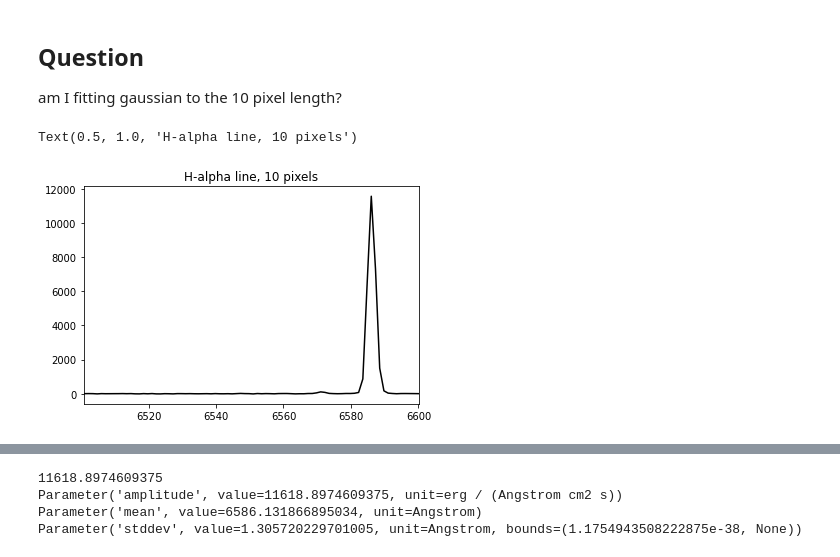
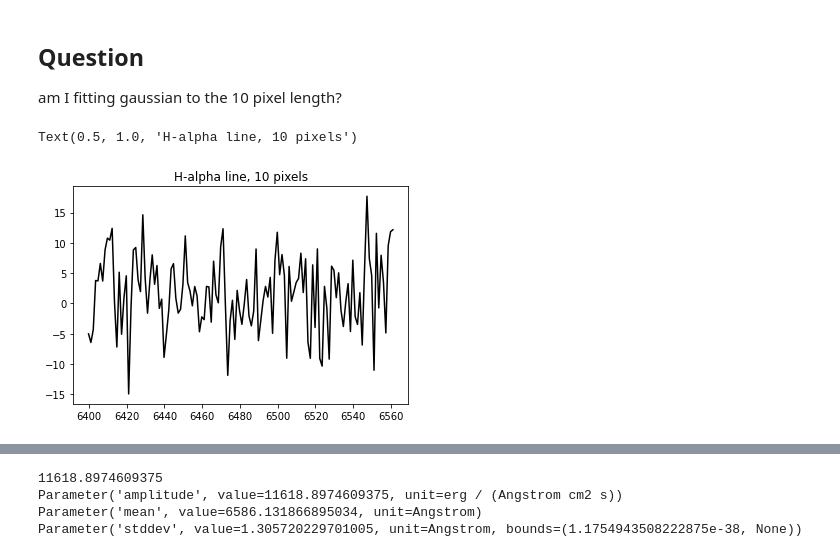
Before and after one commit to claralucie/summer23, a Jupyter notebook: ugc993_firstlook.ipynb, the cells around one changed output, grey strips where cells are left out. Saved outputs shown, nothing was run; the diff lists cells and outputs as text; code cells hidden in the pictures.

```diff
--- a/ugc993_firstlook.ipynb
+++ b/ugc993_firstlook.ipynb
@@ -260,9 +260,9 @@ Can now start trying to fit for the masked values
 
 am I fitting gaussian to the 10 pixel length?
 # %%
-plt.plot(wavelength[1400:1500], fluxCube[1400:1500, 150, 188] - np.mean(halphaNoise[:, 150, 188]), 'k-');
-plt.xlim(6500.78515625, 6600.03515625)
+plt.plot(wavelength[1320:1450], fluxCube[1320:1450, 150, 188] - np.mean(halphaNoise[:, 150, 188]), 'k-');
+#plt.xlim(6500.78515625, 6600.03515625)
 plt.title('H-alpha line, 10 pixels')
 # %% [output]
 Text(0.5, 1.0, 'H-alpha line, 10 pixels')
-[figure, old version]
+[figure, new version]
```
Also changed, not shown: parts of 28 cells of this notebook.
